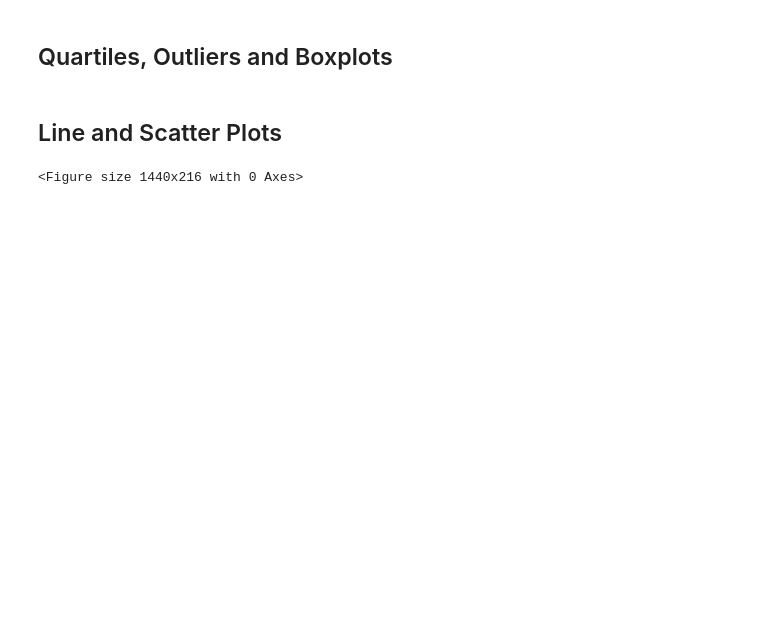
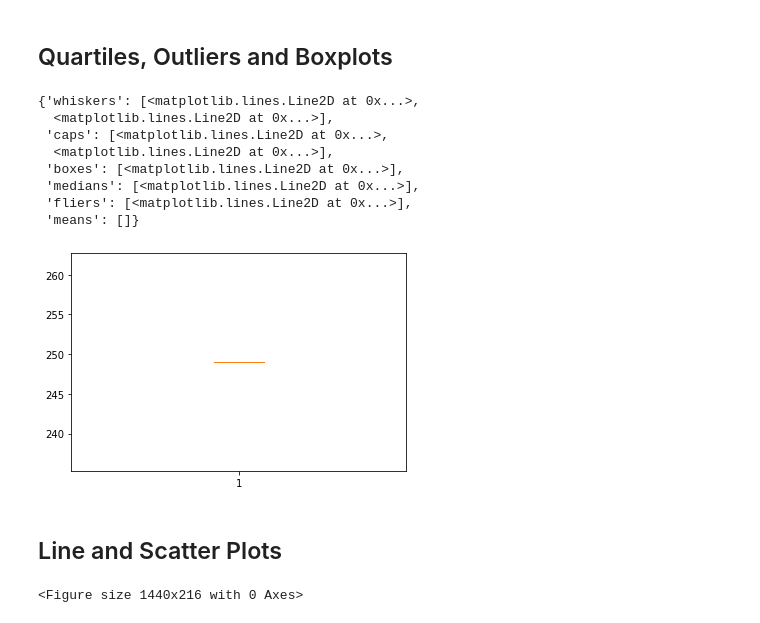
Before and after one commit to shades9a/Matplotlib-challenge, a Jupyter notebook: pymaceuticals_starter.ipynb, the cells around one changed output. Cells and saved outputs as stored; diff of their text form; code cells hidden in the pictures; blank space fills up the shorter version.

```diff
--- a/pymaceuticals_starter.ipynb
+++ b/pymaceuticals_starter.ipynb
@@ -181,5 +210,16 @@ plt.bar(x_axis, mouse_count["Drug Regimen"], color='b', alpha=0.5, align="center
 # %%
 # Generate a box plot of the final tumor volume of each mouse across four regimens of interest
+plt.boxplot(mouse_count)
+# %% [output]
+{'whiskers': [<matplotlib.lines.Line2D at 0x...>,
+  <matplotlib.lines.Line2D at 0x...>],
+ 'caps': [<matplotlib.lines.Line2D at 0x...>,
+  <matplotlib.lines.Line2D at 0x...>],
+ 'boxes': [<matplotlib.lines.Line2D at 0x...>],
+ 'medians': [<matplotlib.lines.Line2D at 0x...>],
+ 'fliers': [<matplotlib.lines.Line2D at 0x...>],
+ 'means': []}
+[figure, added]
 # %% [markdown]
 ## Line and Scatter Plots
 # %%
```
Also changed, not shown: parts of 9 cells of this notebook.
